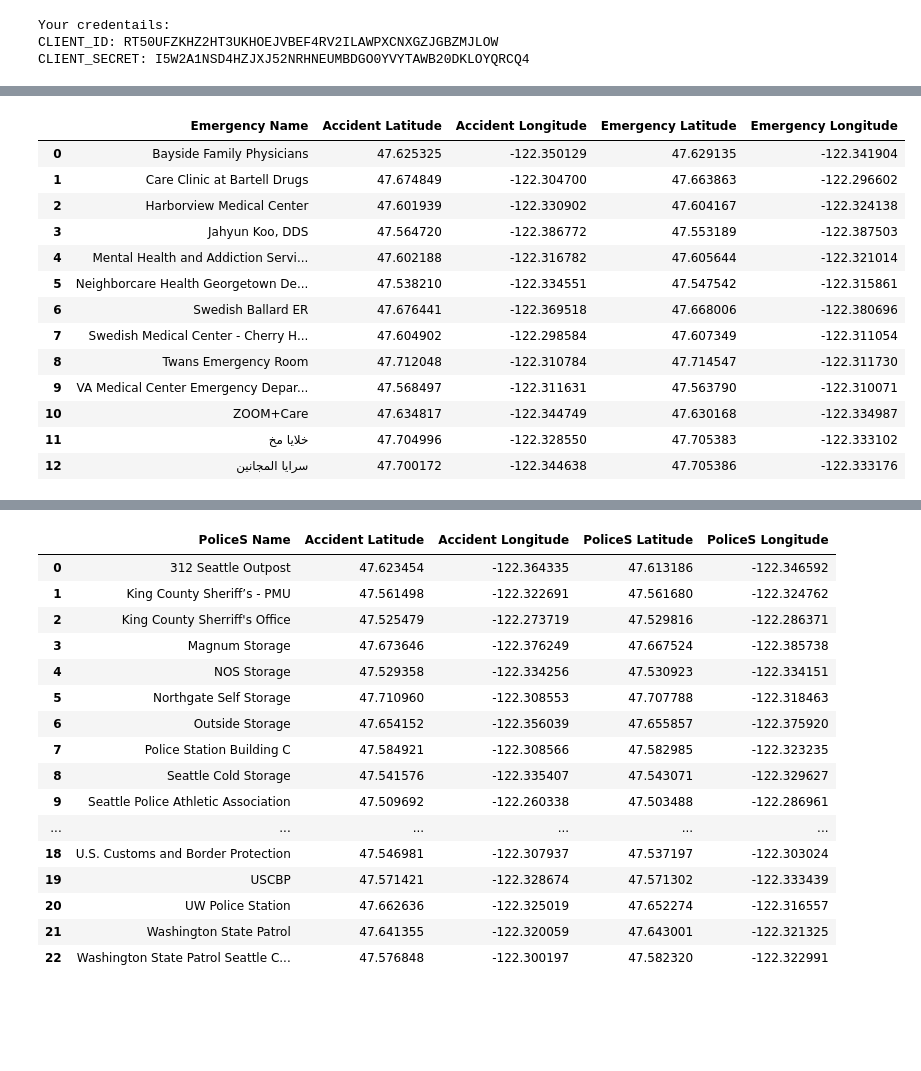
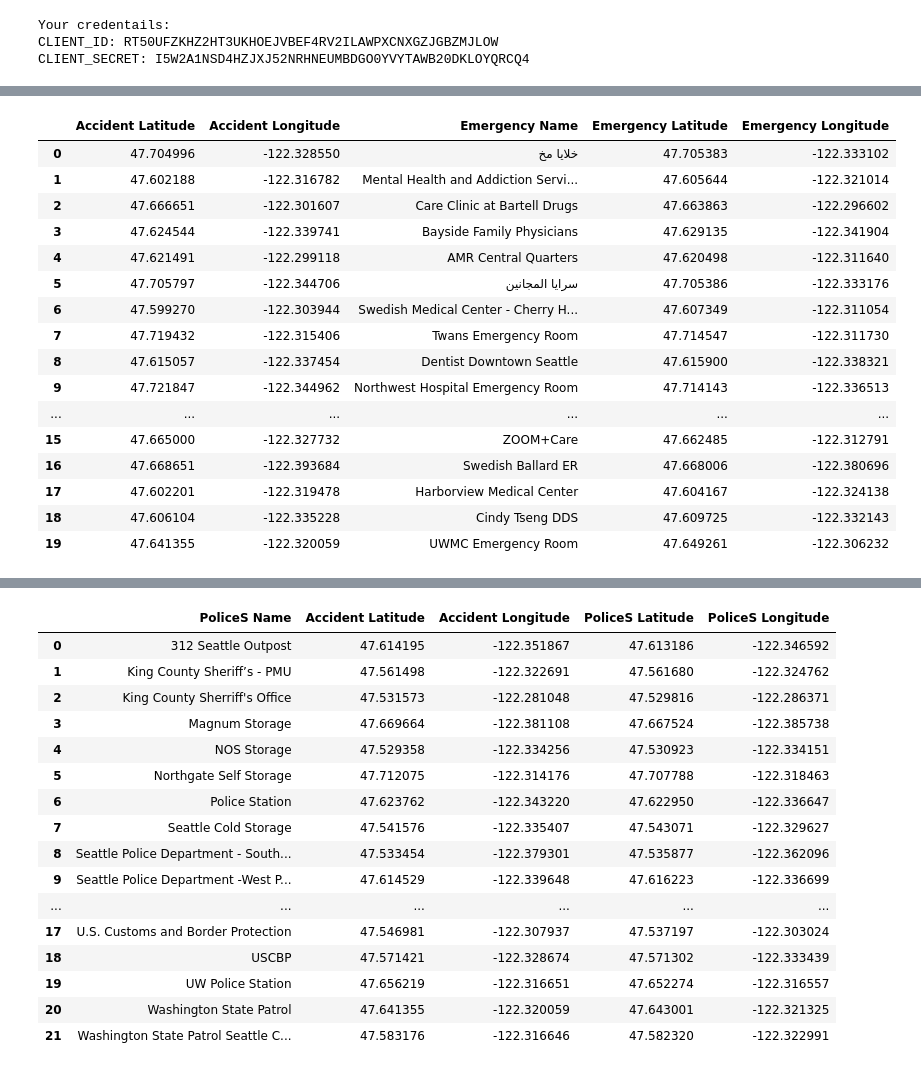
Before and after one commit to scovron/Coursera_Capstone, a Jupyter notebook: NB - Characteristics of car accidents.ipynb, the cells around one changed output, grey strips where cells are left out. Cells and saved outputs as stored; diff of their text form; code cells hidden in the pictures; blank space fills up the shorter version.

```diff
--- a/NB - Characteristics of car accidents.ipynb
+++ b/NB - Characteristics of car accidents.ipynb
@@ -346,0 +321,3 @@ nearby_em
+# %%
+nearby_emn=pd.read_csv('near_emergency.csv')
+nearby_emn
@@ -347,25 +342,30 @@ nearby_em
 # %%
-len(nearby_em)
+len(nearby_emn)
 
-nearby_em_gruoped = nearby_em.groupby(['Emergency Name']).mean().reset_index()
+#nearby_em_gruoped = nearby_emn.groupby(['Emergency Name']).mean().reset_index()
+nearby_em_gruoped=nearby_emn.drop_duplicates(subset=['Emergency Name'], keep="last").reset_index(drop=True)
+
 nearby_em_gruoped
 
 #List of an nearby Emergency Stations which needs to be prepared for casaulties during the night and bad weather conditions
 # %% [output]
-|  | Emergency Name | Accident Latitude | Accident Longitude | Emergency Latitude | Emergency Longitude |
-| 0 | Bayside Family Physicians | 47.625325 | -122.350129 | 47.629135 | -122.341904 |
-| 1 | Care Clinic at Bartell Drugs | 47.674849 | -122.304700 | 47.663863 | -122.296602 |
-| 2 | Harborview Medical Center | 47.601939 | -122.330902 | 47.604167 | -122.324138 |
-| 3 | Jahyun Koo, DDS | 47.564720 | -122.386772 | 47.553189 | -122.387503 |
-| 4 | Mental Health and Addiction Servi... | 47.602188 | -122.316782 | 47.605644 | -122.321014 |
-| 5 | Neighborcare Health Georgetown De... | 47.538210 | -122.334551 | 47.547542 | -122.315861 |
-| 6 | Swedish Ballard ER | 47.676441 | -122.369518 | 47.668006 | -122.380696 |
-| 7 | Swedish Medical Center - Cherry H... | 47.604902 | -122.298584 | 47.607349 | -122.311054 |
-| 8 | Twans Emergency Room | 47.712048 | -122.310784 | 47.714547 | -122.311730 |
-| 9 | VA Medical Center Emergency Depar... | 47.568497 | -122.311631 | 47.563790 | -122.310071 |
-| 10 | ZOOM+Care | 47.634817 | -122.344749 | 47.630168 | -122.334987 |
-| 11 | خلايا مخ | 47.704996 | -122.328550 | 47.705383 | -122.333102 |
-| 12 | سرايا المجانين | 47.700172 | -122.344638 | 47.705386 | -122.333176 |
+|  | Accident Latitude | Accident Longitude | Emergency Name | Emergency Latitude | Emergency Longitude |
+| 0 | 47.704996 | -122.328550 | خلايا مخ | 47.705383 | -122.333102 |
+| 1 | 47.602188 | -122.316782 | Mental Health and Addiction Servi... | 47.605644 | -122.321014 |
+| 2 | 47.666651 | -122.301607 | Care Clinic at Bartell Drugs | 47.663863 | -122.296602 |
+| 3 | 47.624544 | -122.339741 | Bayside Family Physicians | 47.629135 | -122.341904 |
+| 4 | 47.621491 | -122.299118 | AMR Central Quarters | 47.620498 | -122.311640 |
+| 5 | 47.705797 | -122.344706 | سرايا المجانين | 47.705386 | -122.333176 |
+| 6 | 47.599270 | -122.303944 | Swedish Medical Center - Cherry H... | 47.607349 | -122.311054 |
+| 7 | 47.719432 | -122.315406 | Twans Emergency Room | 47.714547 | -122.311730 |
+| 8 | 47.615057 | -122.337454 | Dentist Downtown Seattle | 47.615900 | -122.338321 |
+| 9 | 47.721847 | -122.344962 | Northwest Hospital Emergency Room | 47.714143 | -122.336513 |
+| ... | ... | ... | ... | ... | ... |
+| 15 | 47.665000 | -122.327732 | ZOOM+Care | 47.662485 | -122.312791 |
+| 16 | 47.668651 | -122.393684 | Swedish Ballard ER | 47.668006 | -122.380696 |
+| 17 | 47.602201 | -122.319478 | Harborview Medical Center | 47.604167 | -122.324138 |
+| 18 | 47.606104 | -122.335228 | Cindy Tseng DDS | 47.609725 | -122.332143 |
+| 19 | 47.641355 | -122.320059 | UWMC Emergency Room | 47.649261 | -122.306232 |
 # %%
 
 latitude_x = 47.54
@@ -430,5 +431,6 @@ nearby_plc_night_bw = getNearbyPoliceStations()
 # %%
 len(nearby_plc_night_bw)
+nearby_plc_night_bw=pd.read_csv('nearby_plc_night_bw.csv')
 
 nearby_plc_night_bw_gruoped = nearby_plc_night_bw.groupby(['PoliceS Name']).mean().reset_index()
 nearby_plc_night_bw_gruoped
@@ -436,22 +438,22 @@ nearby_plc_night_bw_gruoped
 #List of an nearby Police Stations which needs to be prepared for casaulties during the night and bad weather conditions
 # %% [output]
 |  | PoliceS Name | Accident Latitude | Accident Longitude | PoliceS Latitude | PoliceS Longitude |
-| 0 | 312 Seattle Outpost | 47.623454 | -122.364335 | 47.613186 | -122.346592 |
+| 0 | 312 Seattle Outpost | 47.614195 | -122.351867 | 47.613186 | -122.346592 |
 | 1 | King County Sheriff’s - PMU | 47.561498 | -122.322691 | 47.561680 | -122.324762 |
-| 2 | King County Sherriff's Office | 47.525479 | -122.273719 | 47.529816 | -122.286371 |
-| 3 | Magnum Storage | 47.673646 | -122.376249 | 47.667524 | -122.385738 |
+| 2 | King County Sherriff's Office | 47.531573 | -122.281048 | 47.529816 | -122.286371 |
+| 3 | Magnum Storage | 47.669664 | -122.381108 | 47.667524 | -122.385738 |
 | 4 | NOS Storage | 47.529358 | -122.334256 | 47.530923 | -122.334151 |
-| 5 | Northgate Self Storage | 47.710960 | -122.308553 | 47.707788 | -122.318463 |
-| 6 | Outside Storage | 47.654152 | -122.356039 | 47.655857 | -122.375920 |
-| 7 | Police Station Building C | 47.584921 | -122.308566 | 47.582985 | -122.323235 |
-| 8 | Seattle Cold Storage | 47.541576 | -122.335407 | 47.543071 | -122.329627 |
-| 9 | Seattle Police Athletic Association | 47.509692 | -122.260338 | 47.503488 | -122.286961 |
+| 5 | Northgate Self Storage | 47.712075 | -122.314176 | 47.707788 | -122.318463 |
+| 6 | Police Station | 47.623762 | -122.343220 | 47.622950 | -122.336647 |
+| 7 | Seattle Cold Storage | 47.541576 | -122.335407 | 47.543071 | -122.329627 |
+| 8 | Seattle Police Department - South... | 47.533454 | -122.379301 | 47.535877 | -122.362096 |
+| 9 | Seattle Police Department -West P... | 47.614529 | -122.339648 | 47.616223 | -122.336699 |
 | ... | ... | ... | ... | ... | ... |
-| 18 | U.S. Customs and Border Protection | 47.546981 | -122.307937 | 47.537197 | -122.303024 |
-| 19 | USCBP | 47.571421 | -122.328674 | 47.571302 | -122.333439 |
-| 20 | UW Police Station | 47.662636 | -122.325019 | 47.652274 | -122.316557 |
-| 21 | Washington State Patrol | 47.641355 | -122.320059 | 47.643001 | -122.321325 |
-| 22 | Washington State Patrol Seattle C... | 47.576848 | -122.300197 | 47.582320 | -122.322991 |
+| 17 | U.S. Customs and Border Protection | 47.546981 | -122.307937 | 47.537197 | -122.303024 |
+| 18 | USCBP | 47.571421 | -122.328674 | 47.571302 | -122.333439 |
+| 19 | UW Police Station | 47.656219 | -122.316651 | 47.652274 | -122.316557 |
+| 20 | Washington State Patrol | 47.641355 | -122.320059 | 47.643001 | -122.321325 |
+| 21 | Washington State Patrol Seattle C... | 47.583176 | -122.316646 | 47.582320 | -122.322991 |
 # %%
 latitude_x = 47.54
 longitude_y = -122.32
```
Also changed, not shown: parts of 17 cells of this notebook.
